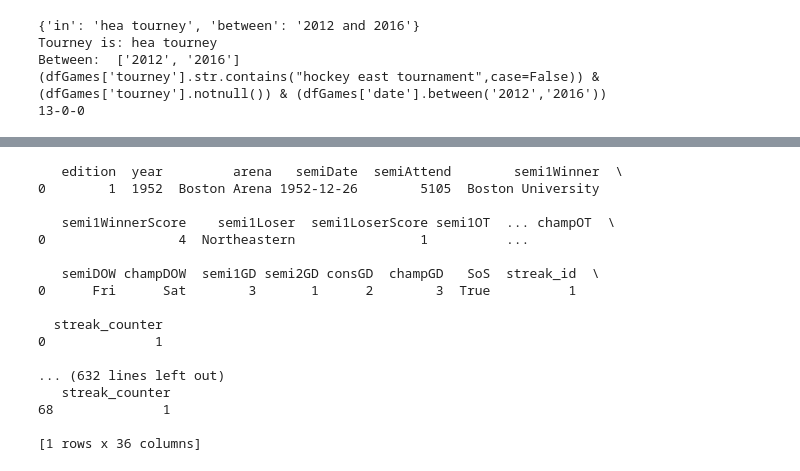
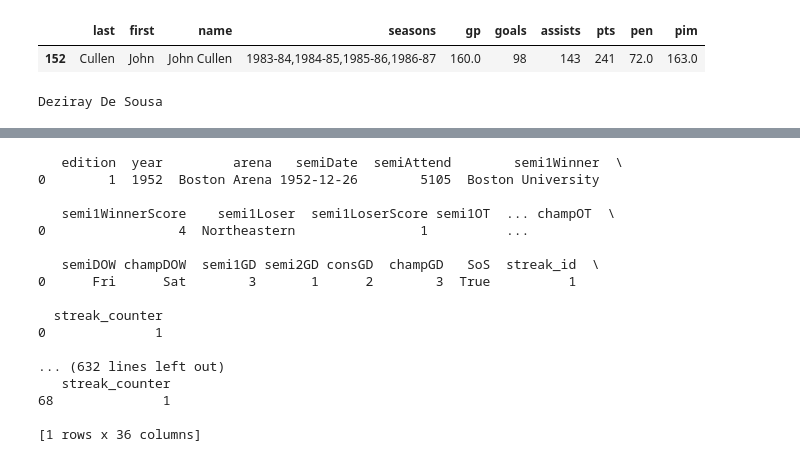
Before and after one commit to redsoxfan2194/buhockeystats, a Jupyter notebook: BU Record Book-Clean.ipynb, the cells around one changed output, grey strips where cells are left out. Drawn from its saved outputs; the diff is of its cells as text; code cells hidden in the pictures.

```diff
--- a/BU Record Book-Clean.ipynb
+++ b/BU Record Book-Clean.ipynb
@@ -1777,3 +1810,8 @@ dfSkate
+# %%
+dfSkate.nlargest(1,'pts',keep='all')
+# %% [output]
+|  | last | first | name | seasons | gp | goals | assists | pts | pen | pim |
+| 152 | Cullen | John | John Cullen | 1983-84,1984-85,1985-86,1986-87 | 160.0 | 98 | 143 | 241 | 72.0 | 163.0 |
 # %%
 import pandas as pd
 import re
@@ -1890,14 +1928,23 @@ with open(fileName, 'r', encoding='utf-8') as f:
 f.close()
 dfWomensGames=pd.DataFrame(gameList)
 # %%
-query='record in hea tourney between 2012 and 2016'
-query=query.lstrip(' ')
+query="record in hea tourney between 2012 and 2016"
+query="#8 in 2017-18"
+query=cleanupQuery(query,'bean')
+#dfBean={'results':dfBeanpot,'awards':dfBeanpotAwards}
+#result=getBeanpotStats(dfBean,query)
+#if(result==''):
 if(determineQueryType(query)!='player'):
     result=getResults(dfWomensGames,query)
+else:
+    playerDfs={}
+    playerDfs['careerSkaters']=dfSkate
+    playerDfs['careerGoalies']=dfGoalie
+    playerDfs['jerseys']=dfJerseyWomens
+    playerDfs['seasonleaders']=dfLeadWomens
+    playerDfs['seasonSkaters']=dfSeasSkate
+    playerDfs['seasonGoalies']=dfSeasGoalie
+    result=getPlayerStats(playerDfs,query)
 print(result)
 # %% [output]
-{'in': 'hea tourney', 'between': '2012 and 2016'}
-Tourney is: hea tourney
-Between:  ['2012', '2016']
-(dfGames['tourney'].str.contains("hockey east tournament",case=False)) & (dfGames['tourney'].notnull()) & (dfGames['date'].between('2012','2016'))
-13-0-0
+Deziray De Sousa
```
Also changed, not shown: parts of 7 cells of this notebook, 2 other files.
